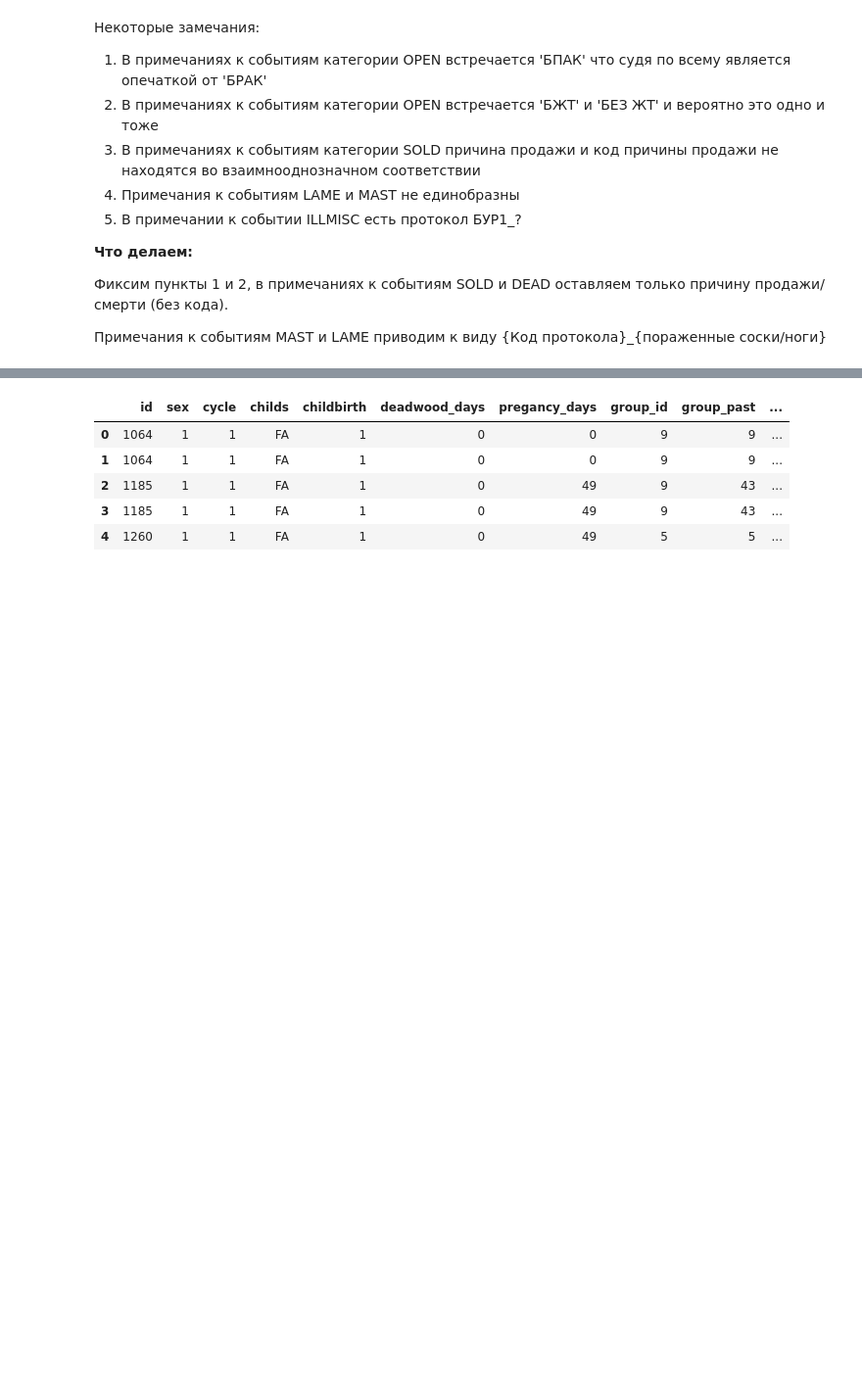
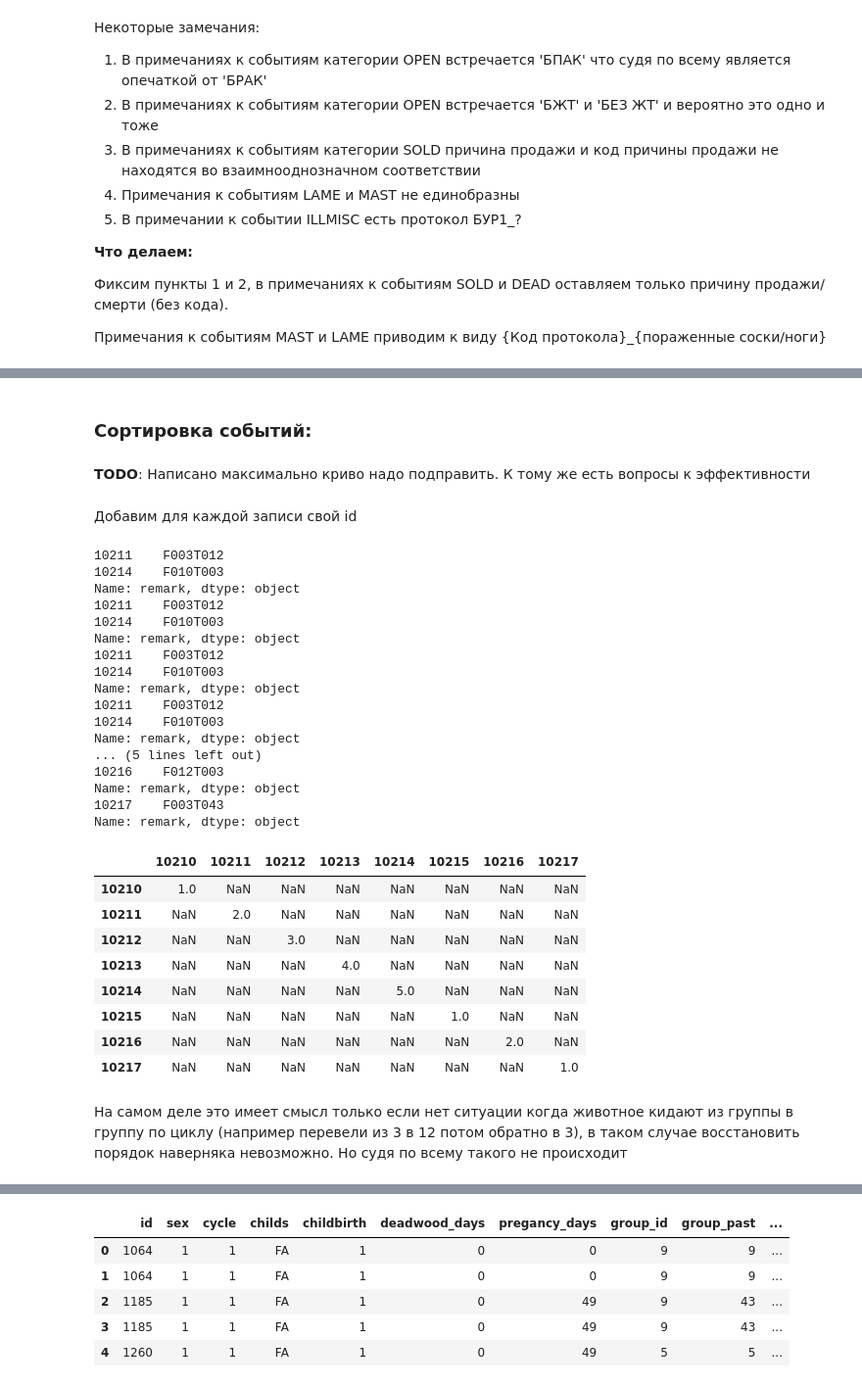
Before and after one commit to Desiment/cows-hack, a Jupyter notebook: notebooks/Preprocessing.ipynb, the cells around one changed output, grey strips where cells are left out. Shown at 98% size. Cells and saved outputs as stored; diff of their text form; code cells hidden in the pictures; blank space fills up the shorter version.

```diff
--- a/notebooks/Preprocessing.ipynb
+++ b/notebooks/Preprocessing.ipynb
@@ -438,0 +471,7 @@ df.head(5)
+# %% [markdown]
+### Сортировка событий:
+# %% [markdown]
+**TODO**:
+Написано максимально криво надо подправить. К тому же есть вопросы к эффективности
+# %% [markdown]
+Добавим для каждой записи свой id
@@ -439 +480,74 @@ df.head(5)
+# %%
+import itertools
+def path_sort(edge_list):
+    m = len(edge_list)
+    if m == 1:
+        return edge_list
+
+    for sigma in itertools.permutations(list(range(m))):
+        bad=False
+        for i in range(1, m):
+            if edge_list[sigma[i]][1] != edge_list[sigma[i-1]][0]:
+                bad=True
+                break
+        if not bad:
+            edge_list_fixed = [edge_list[sigma[i]] for i in range(1, m)]
+            return edge_list_fixed
+    print("FUCK")
+    return edge_list
+
+def get_day_ordering(cow_id, ev_date):
+    global df
+    today = df[(df['id'] == cow_id) & (df['date'] == ev_date)]
+
+    moves = today[today['event'] == EventType.MOVE]
+    if moves.shape[0] == 0:
+        today.sort_values(by=['event'])
+        today['ord'] = list(range(1, today.shape[0] + 1, 1))
+        return (lambda event_index: today.loc[today['event_index'] == event_index].['ord'])
+    print(moves['remark'])
+    moves['to']   = moves['remark'].apply(lambda x: int(x[5::]))
+    moves['from'] = moves['remark'].apply(lambda x: int(x[1:4:]))
+
+    edge_list   = path_sort(moves.apply(lambda row: (row['from'], row['to']), axis=1).tolist())
+    vertex_list = [edge[0] for edge in edge_list]
+    vertex_list.append(edge_list[-1][1])
+
+    today['group_ord'] = today['group_id'].apply(lambda x: vertex_list.index(x))
+    today.sort_values(by=['group_ord', 'event'])
+    today['ord'] = list(range(1, today.shape[0] + 1, 1))
+
+    return (lambda event_index: today.loc[today['event_index'] == event_index]['ord'])
+# %%
+lf = df[df['id'] == 900527]
+lf.apply(lambda row: (get_day_ordering(row.id, row.date))(row.event_index), axis=1)
+# %% [output]
+10211    F003T012
+10214    F010T003
+Name: remark, dtype: object
+10211    F003T012
+10214    F010T003
+Name: remark, dtype: object
+10211    F003T012
+10214    F010T003
+Name: remark, dtype: object
+10211    F003T012
+10214    F010T003
+Name: remark, dtype: object
+... (5 lines left out)
+10216    F012T003
+Name: remark, dtype: object
+10217    F003T043
+Name: remark, dtype: object
+|  | 10210 | 10211 | 10212 | 10213 | 10214 | 10215 | 10216 | 10217 |
+| 10210 | 1.0 | NaN | NaN | NaN | NaN | NaN | NaN | NaN |
+| 10211 | NaN | 2.0 | NaN | NaN | NaN | NaN | NaN | NaN |
+| 10212 | NaN | NaN | 3.0 | NaN | NaN | NaN | NaN | NaN |
+| 10213 | NaN | NaN | NaN | 4.0 | NaN | NaN | NaN | NaN |
+| 10214 | NaN | NaN | NaN | NaN | 5.0 | NaN | NaN | NaN |
+| 10215 | NaN | NaN | NaN | NaN | NaN | 1.0 | NaN | NaN |
+| 10216 | NaN | NaN | NaN | NaN | NaN | NaN | 2.0 | NaN |
+| 10217 | NaN | NaN | NaN | NaN | NaN | NaN | NaN | 1.0 |
+# %% [markdown]
+На самом деле это имеет смысл только если нет ситуации когда животное кидают из группы в группу по циклу (например перевели из 3 в 12 потом обратно в 3), в таком случае восстановить порядок наверняка невозможно. Но судя по всему такого не происходит
 # %% [markdown]
```
Also changed, not shown: parts of 25 cells of this notebook.
